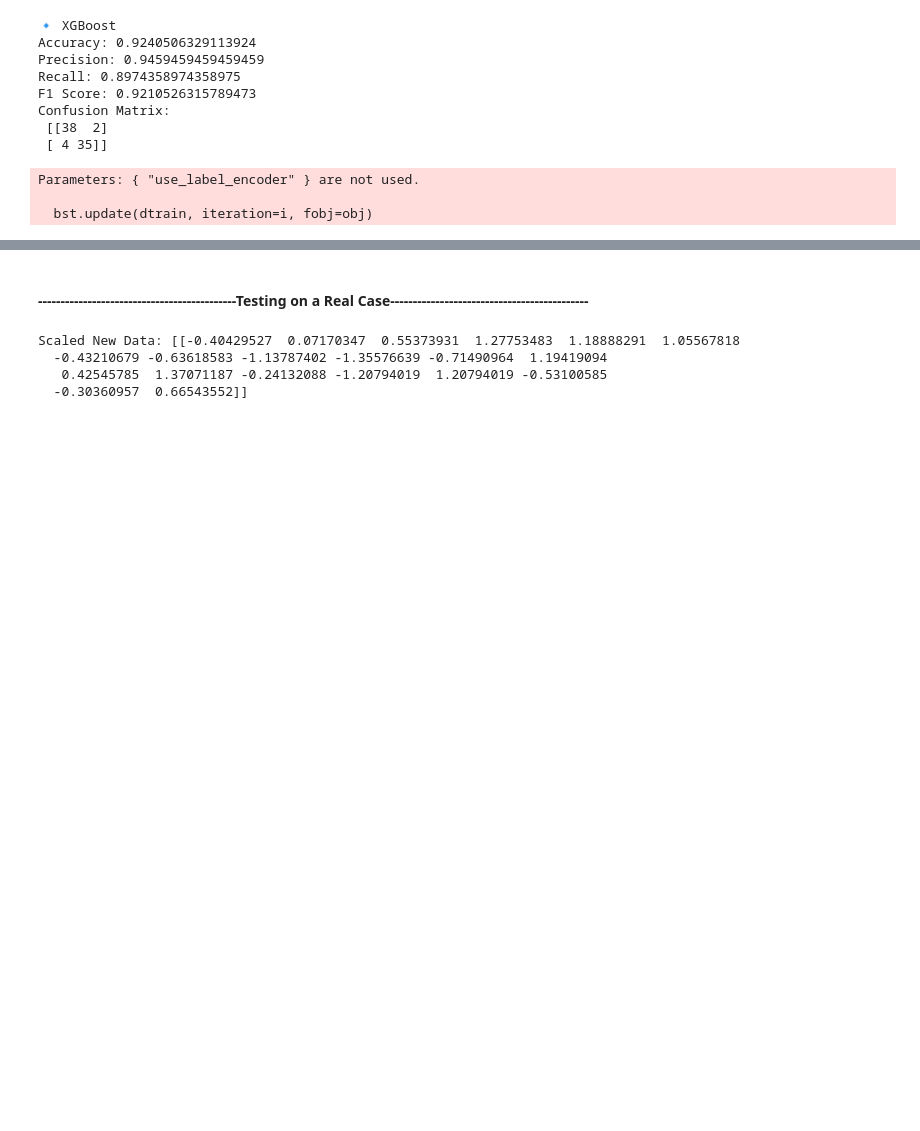
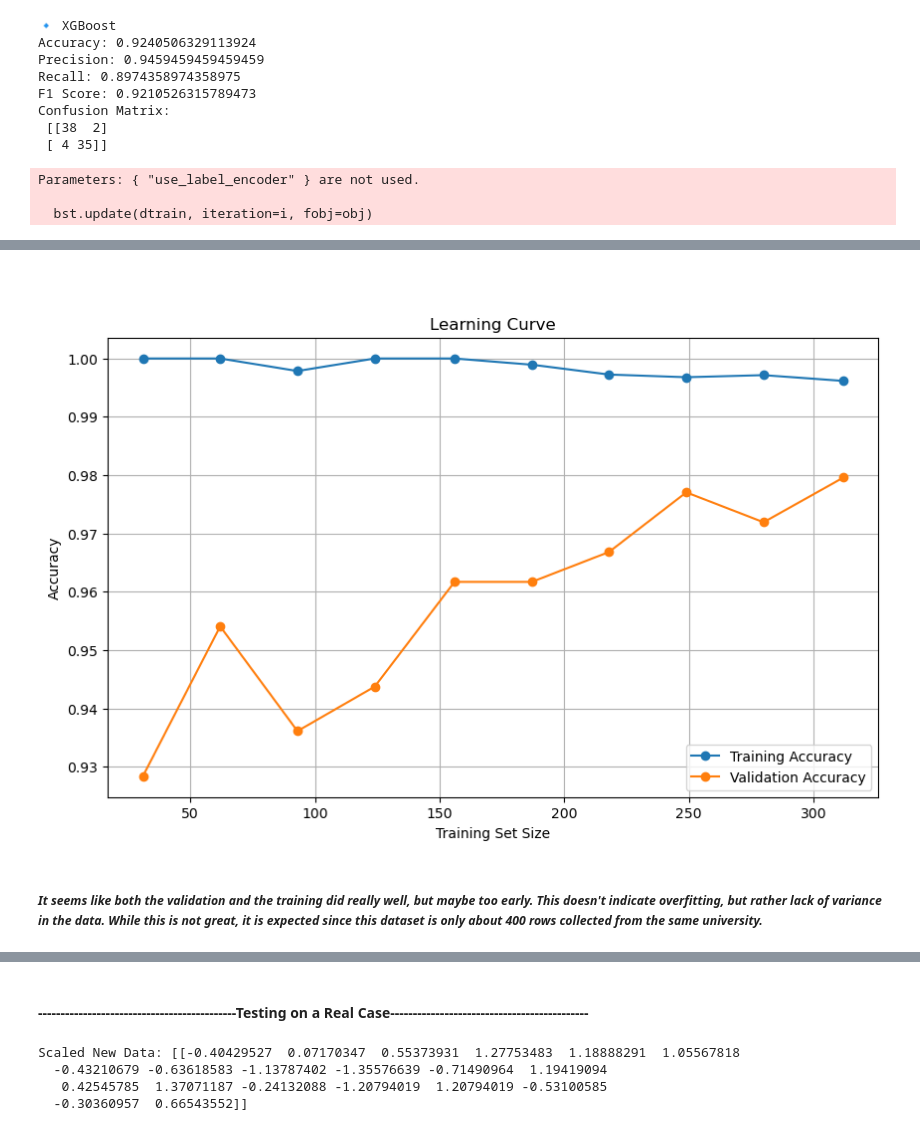
Before and after one commit to HusseinHanafy207/Phone_Addiction_Project, a Jupyter notebook: External_survey_done.ipynb, the cells around one changed output, grey strips where cells are left out. Drawn from its saved outputs; the diff is of its cells as text; code cells hidden in the pictures; blank space fills up the shorter version.

```diff
--- a/External_survey_done.ipynb
+++ b/External_survey_done.ipynb
@@ -487,0 +501,42 @@ Parameters: { "use_label_encoder" } are not used.
+# %% [markdown]
+#####
+# %%
+# Testing for overfitting
+
+from sklearn.model_selection import learning_curve
+import matplotlib.pyplot as plt
+import numpy as np
+
+# Use your existing model, e.g., logistic regression
+from sklearn.linear_model import LogisticRegression
+model = LogisticRegression()
+
+# Generate learning curve
+train_sizes, train_scores, val_scores = learning_curve(
+    model,
+    X,          # your full feature set
+    y,                 # your labels
+    cv=5,              # 5-fold cross-validation
+    scoring='accuracy',
+    train_sizes=np.linspace(0.1, 1.0, 10),  # vary training size
+    random_state=42
+)
+
+# Average across folds
+train_scores_mean = train_scores.mean(axis=1)
+val_scores_mean = val_scores.mean(axis=1)
+
+# Plot the curve
+plt.figure(figsize=(10, 6))
+plt.plot(train_sizes, train_scores_mean, 'o-', label='Training Accuracy')
+plt.plot(train_sizes, val_scores_mean, 'o-', label='Validation Accuracy')
+plt.xlabel('Training Set Size')
+plt.ylabel('Accuracy')
+plt.title('Learning Curve')
+plt.legend()
+plt.grid(True)
+plt.show()
+# %% [output]
+[figure, added]
+# %% [markdown]
+##### *It seems like both the validation and the training did really well, but maybe too early. This doesn't indicate overfitting, but rather lack of variance in the data. While this is not great, it is expected since this dataset is only about 400 rows collected from the same university.*
```
Also changed, not shown: parts of 13 cells of this notebook.
